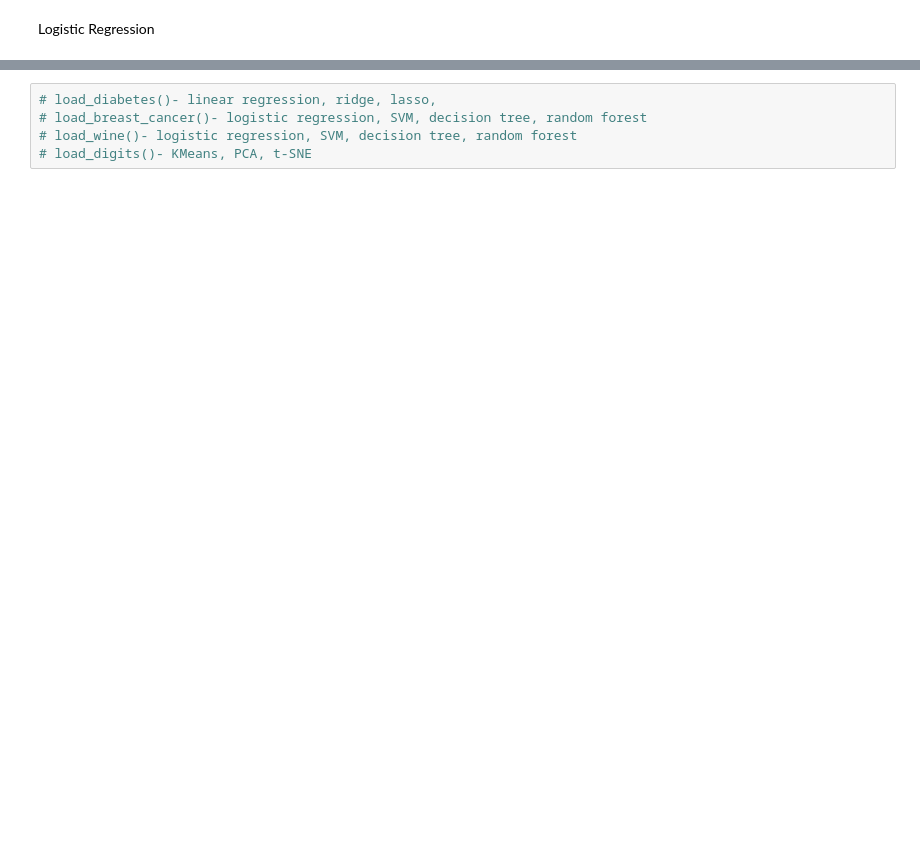
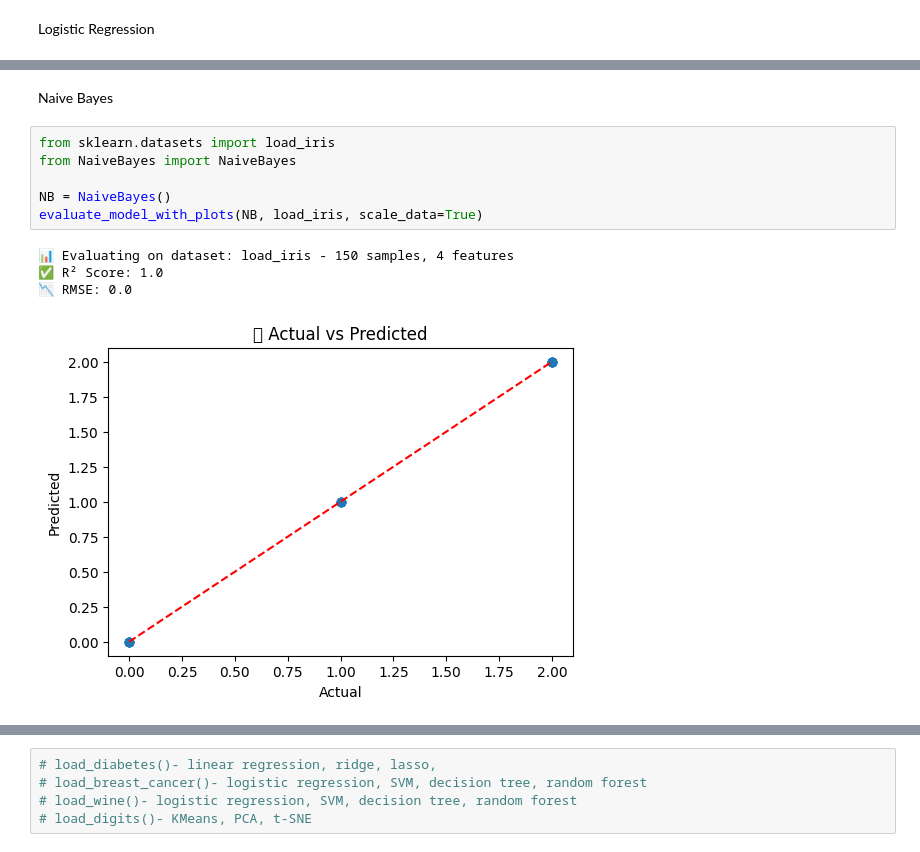
Before and after one commit to madhawa2001/made-from-scratch, a Jupyter notebook: ML Models from scratch/test.ipynb, the cells around one changed output, grey strips where cells are left out. Drawn from its saved outputs; the diff is of its cells as text; blank space fills up the shorter version.

```diff
--- a/ML Models from scratch/test.ipynb
+++ b/ML Models from scratch/test.ipynb
@@ -138,0 +165,13 @@ evaluate_model_with_plots(lgr, load_breast_cancer, scale_data=True)
+# %% [markdown]
+Naive Bayes
+# %%
+from sklearn.datasets import load_iris
+from NaiveBayes import NaiveBayes
+
+NB = NaiveBayes()
+evaluate_model_with_plots(NB, load_iris, scale_data=True)
+# %% [output]
+📊 Evaluating on dataset: load_iris - 150 samples, 4 features
+✅ R² Score: 1.0
+📉 RMSE: 0.0
+[figure, added]
```
Also changed, not shown: parts of 8 cells of this notebook, 1 other file.
